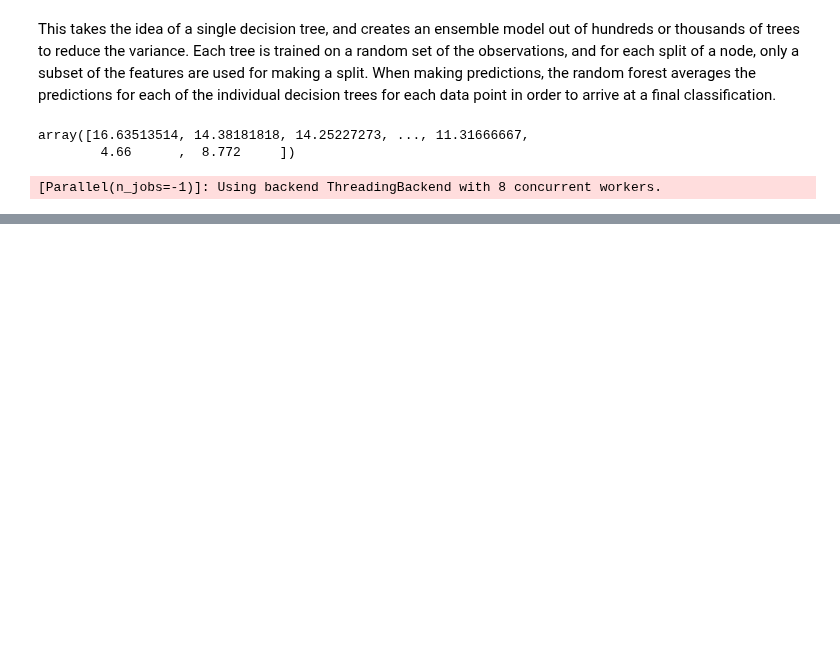
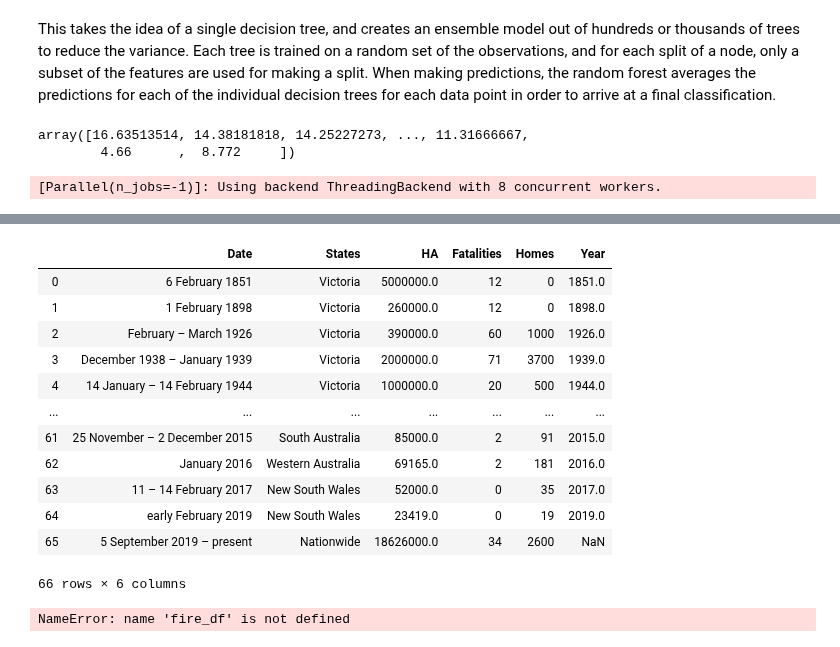
Before and after one commit to ssaunderss/fire-detection, a Jupyter notebook: risk_forecast_ML.ipynb, the cells around one changed output, grey strips where cells are left out. Cells and saved outputs as stored; diff of their text form; code cells hidden in the pictures; blank space fills up the shorter version.

```diff
--- a/risk_forecast_ML.ipynb
+++ b/risk_forecast_ML.ipynb
@@ -223,0 +345,20 @@ print(f'Average maximum depth {int(np.mean(max_depths))}')
+# %%
+fire_df
+# %% [output]
+|  | Date | States | HA | Fatalities | Homes | Year |
+| 0 | 6 February 1851 | Victoria | 5000000.0 | 12 | 0 | 1851.0 |
+| 1 | 1 February 1898 | Victoria | 260000.0 | 12 | 0 | 1898.0 |
+| 2 | February – March 1926 | Victoria | 390000.0 | 60 | 1000 | 1926.0 |
+| 3 | December 1938 – January 1939 | Victoria | 2000000.0 | 71 | 3700 | 1939.0 |
+| 4 | 14 January – 14 February 1944 | Victoria | 1000000.0 | 20 | 500 | 1944.0 |
+| ... | ... | ... | ... | ... | ... | ... |
+| 61 | 25 November – 2 December 2015 | South Australia | 85000.0 | 2 | 91 | 2015.0 |
+| 62 | January 2016 | Western Australia | 69165.0 | 2 | 181 | 2016.0 |
+| 63 | 11 – 14 February 2017 | New South Wales | 52000.0 | 0 | 35 | 2017.0 |
+| 64 | early February 2019 | New South Wales | 23419.0 | 0 | 19 | 2019.0 |
+| 65 | 5 September 2019 – present | Nationwide | 18626000.0 | 34 | 2600 | NaN |
+66 rows × 6 columns
+# %%
+fire_df
+# %% [output]
+NameError: name 'fire_df' is not defined
```
Also changed, not shown: parts of 1 cell of this notebook, 2 other files.
